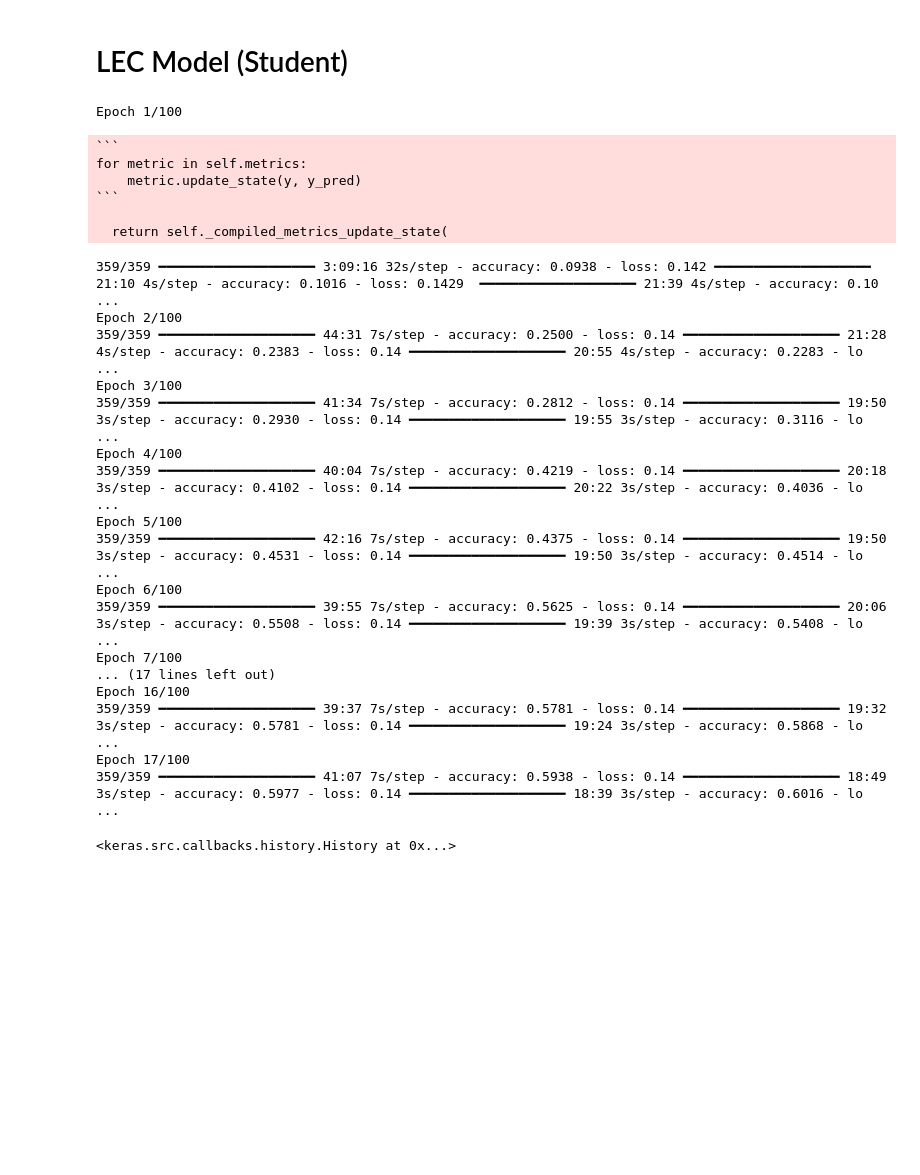
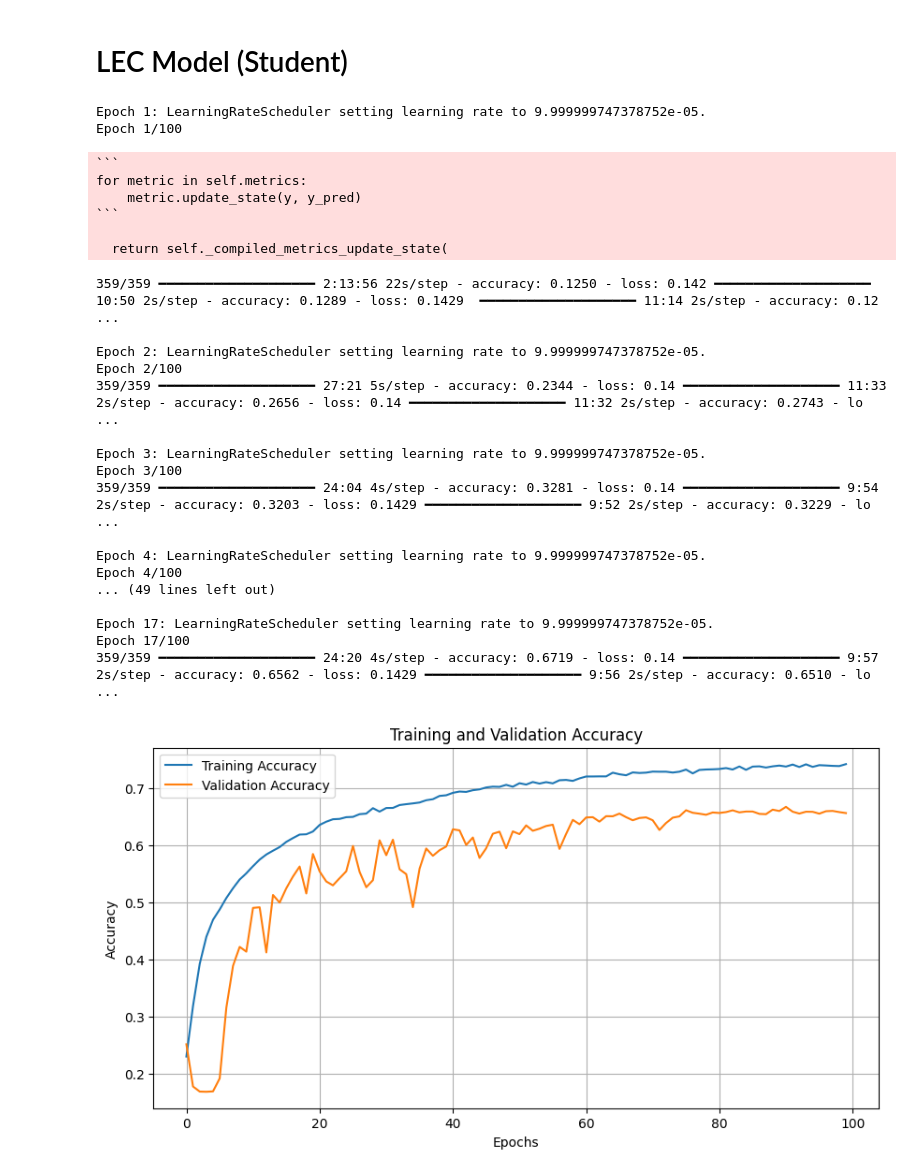
Before and after one commit to Solobrad/Facial-emotion-recognition-in-music-recommendation-system---MobileNetV3, a Jupyter notebook: LEC_Model_Training.ipynb, the cells around one changed output. Cells and saved outputs as stored; diff of their text form; code cells hidden in the pictures; blank space fills up the shorter version.

````diff
--- a/LEC_Model_Training.ipynb
+++ b/LEC_Model_Training.ipynb
@@ -126,7 +136,7 @@ def create_student_model():
     base_model = MobileNetV3Small(weights='imagenet', include_top=False, input_shape=(224, 224, 3))
 
     # Freeze initial layers
-    for layer in base_model.layers[:3]:  # Adjust the range as needed
+    for layer in base_model.layers[:2]:  # Adjust the range as needed
         layer.trainable = False
 
     # Build the custom top layers
@@ -134,9 +144,9 @@ def create_student_model():
         base_model,
         GlobalAveragePooling2D(),
         Dense(128, activation='relu'),
-        Dropout(0.4),
+        Dropout(0.5),
         Dense(64, activation='relu'),
-        Dropout(0.4),
+        Dropout(0.5),
         Dense(7, activation='softmax')  # Assuming 7 emotion classes
     ])
 
@@ -170,6 +182,22 @@ def knowledge_distillation_loss(y_true, y_pred, teacher_logits, T=3, alpha=0.5):
     )
     # Combined loss
     return alpha * hard_loss + (1 - alpha) * soft_loss
+# %%
+# reduce_lr = ReduceLROnPlateau(
+#     monitor='val_loss',  # Metric to monitor, e.g., validation loss
+#     factor=0.5,          # Factor by which the learning rate will be reduced
+#     patience=5,          # Number of epochs with no improvement before reducing LR
+#     min_lr=1e-8,         # Lower bound for the learning rate
+# )
+
+from tensorflow.keras.callbacks import LearningRateScheduler
+
+def scheduler(epoch, lr):
+    if epoch > 0 and epoch % 20 == 0:  # Every 20 epochs
+        return lr * 0.5                # Reduce LR by factor of 0.5
+    return lr
+
+reduce_lr = LearningRateScheduler(scheduler, verbose=1)
 # %%
 # Custom training step for batch-wise teacher logits
 class CustomDistillationModel(tf.keras.Model):
@@ -217,14 +246,15 @@ distilled_model.compile(
 
 # Fit the model as before
 # %%
-distilled_model.fit(
+history = distilled_model.fit(
     train_generator,
     validation_data=validation_generator,
     epochs=100,
-    callbacks=[WandBCallback()],
+    callbacks=[WandBCallback(), reduce_lr],  # Add reduce_lr callback here
     verbose=1
 )
 # %% [output]
+Epoch 1: LearningRateScheduler setting learning rate to 9.999999747378752e-05.
 Epoch 1/100
 ```
 for metric in self.metrics:
@@ -232,23 +262,35 @@ for metric in self.metrics:
 ```
 
   return self._compiled_metrics_update_state(
-359/359 ━━━━━━━━━━━━━━━━━━━━ 3:09:16 32s/step - accuracy: 0.0938 - loss: 0.142 ━━━━━━━━━━━━━━━━━━━━ 21:10 4s/step - accuracy: 0.1016 - loss: 0.1429  ━━━━━━━━━━━━━━━━━━━━ 21:39 4s/step - accuracy: 0.10 ...
+359/359 ━━━━━━━━━━━━━━━━━━━━ 2:13:56 22s/step - accuracy: 0.1250 - loss: 0.142 ━━━━━━━━━━━━━━━━━━━━ 10:50 2s/step - accuracy: 0.1289 - loss: 0.1429  ━━━━━━━━━━━━━━━━━━━━ 11:14 2s/step - accuracy: 0.12 ...
+
+Epoch 2: LearningRateScheduler setting learning rate to 9.999999747378752e-05.
 Epoch 2/100
-359/359 ━━━━━━━━━━━━━━━━━━━━ 44:31 7s/step - accuracy: 0.2500 - loss: 0.14 ━━━━━━━━━━━━━━━━━━━━ 21:28 4s/step - accuracy: 0.2383 - loss: 0.14 ━━━━━━━━━━━━━━━━━━━━ 20:55 4s/step - accuracy: 0.2283 - lo ...
+359/359 ━━━━━━━━━━━━━━━━━━━━ 27:21 5s/step - accuracy: 0.2344 - loss: 0.14 ━━━━━━━━━━━━━━━━━━━━ 11:33 2s/step - accuracy: 0.2656 - loss: 0.14 ━━━━━━━━━━━━━━━━━━━━ 11:32 2s/step - accuracy: 0.2743 - lo ...
+
+Epoch 3: LearningRateScheduler setting learning rate to 9.999999747378752e-05.
 Epoch 3/100
-359/359 ━━━━━━━━━━━━━━━━━━━━ 41:34 7s/step - accuracy: 0.2812 - loss: 0.14 ━━━━━━━━━━━━━━━━━━━━ 19:50 3s/step - accuracy: 0.2930 - loss: 0.14 ━━━━━━━━━━━━━━━━━━━━ 19:55 3s/step - accuracy: 0.3116 - lo ...
+359/359 ━━━━━━━━━━━━━━━━━━━━ 24:04 4s/step - accuracy: 0.3281 - loss: 0.14 ━━━━━━━━━━━━━━━━━━━━ 9:54 2s/step - accuracy: 0.3203 - loss: 0.1429 ━━━━━━━━━━━━━━━━━━━━ 9:52 2s/step - accuracy: 0.3229 - lo ...
+
+Epoch 4: LearningRateScheduler setting learning rate to 9.999999747378752e-05.
 Epoch 4/100
-359/359 ━━━━━━━━━━━━━━━━━━━━ 40:04 7s/step - accuracy: 0.4219 - loss: 0.14 ━━━━━━━━━━━━━━━━━━━━ 20:18 3s/step - accuracy: 0.4102 - loss: 0.14 ━━━━━━━━━━━━━━━━━━━━ 20:22 3s/step - accuracy: 0.4036 - lo ...
-Epoch 5/100
-359/359 ━━━━━━━━━━━━━━━━━━━━ 42:16 7s/step - accuracy: 0.4375 - loss: 0.14 ━━━━━━━━━━━━━━━━━━━━ 19:50 3s/step - accuracy: 0.4531 - loss: 0.14 ━━━━━━━━━━━━━━━━━━━━ 19:50 3s/step - accuracy: 0.4514 - lo ...
-Epoch 6/100
-359/359 ━━━━━━━━━━━━━━━━━━━━ 39:55 7s/step - accuracy: 0.5625 - loss: 0.14 ━━━━━━━━━━━━━━━━━━━━ 20:06 3s/step - accuracy: 0.5508 - loss: 0.14 ━━━━━━━━━━━━━━━━━━━━ 19:39 3s/step - accuracy: 0.5408 - lo ...
-Epoch 7/100
-... (17 lines left out)
-Epoch 16/100
-359/359 ━━━━━━━━━━━━━━━━━━━━ 39:37 7s/step - accuracy: 0.5781 - loss: 0.14 ━━━━━━━━━━━━━━━━━━━━ 19:32 3s/step - accuracy: 0.5781 - loss: 0.14 ━━━━━━━━━━━━━━━━━━━━ 19:24 3s/step - accuracy: 0.5868 - lo ...
+... (49 lines left out)
+
+Epoch 17: LearningRateScheduler setting learning rate to 9.999999747378752e-05.
 Epoch 17/100
-359/359 ━━━━━━━━━━━━━━━━━━━━ 41:07 7s/step - accuracy: 0.5938 - loss: 0.14 ━━━━━━━━━━━━━━━━━━━━ 18:49 3s/step - accuracy: 0.5977 - loss: 0.14 ━━━━━━━━━━━━━━━━━━━━ 18:39 3s/step - accuracy: 0.6016 - lo ...
+359/359 ━━━━━━━━━━━━━━━━━━━━ 24:20 4s/step - accuracy: 0.6719 - loss: 0.14 ━━━━━━━━━━━━━━━━━━━━ 9:57 2s/step - accuracy: 0.6562 - loss: 0.1429 ━━━━━━━━━━━━━━━━━━━━ 9:56 2s/step - accuracy: 0.6510 - lo ...
-<keras.src.callbacks.history.History at 0x...>
 # %%
 student_model.save('Trained Model/LEC_model_student.keras')
+# %%
+# Plotting training and validation accuracy
+plt.figure(figsize=(10, 5))  # Create a new figure for the plot
+plt.plot(history.history['accuracy'], label='Training Accuracy')  # Plot training accuracy
+plt.plot(history.history['val_accuracy'], label='Validation Accuracy')  # Plot validation accuracy
+plt.title('Training and Validation Accuracy')  # Title of the plot
+plt.xlabel('Epochs')  # X-axis label
+plt.ylabel('Accuracy')  # Y-axis label
+plt.legend()  # Show legend
+plt.grid()  # Show grid
+plt.show()  # Display the plot
+# %% [output]
+[figure, added]
````
Also changed, not shown: parts of 5 cells of this notebook, 8 other files.
